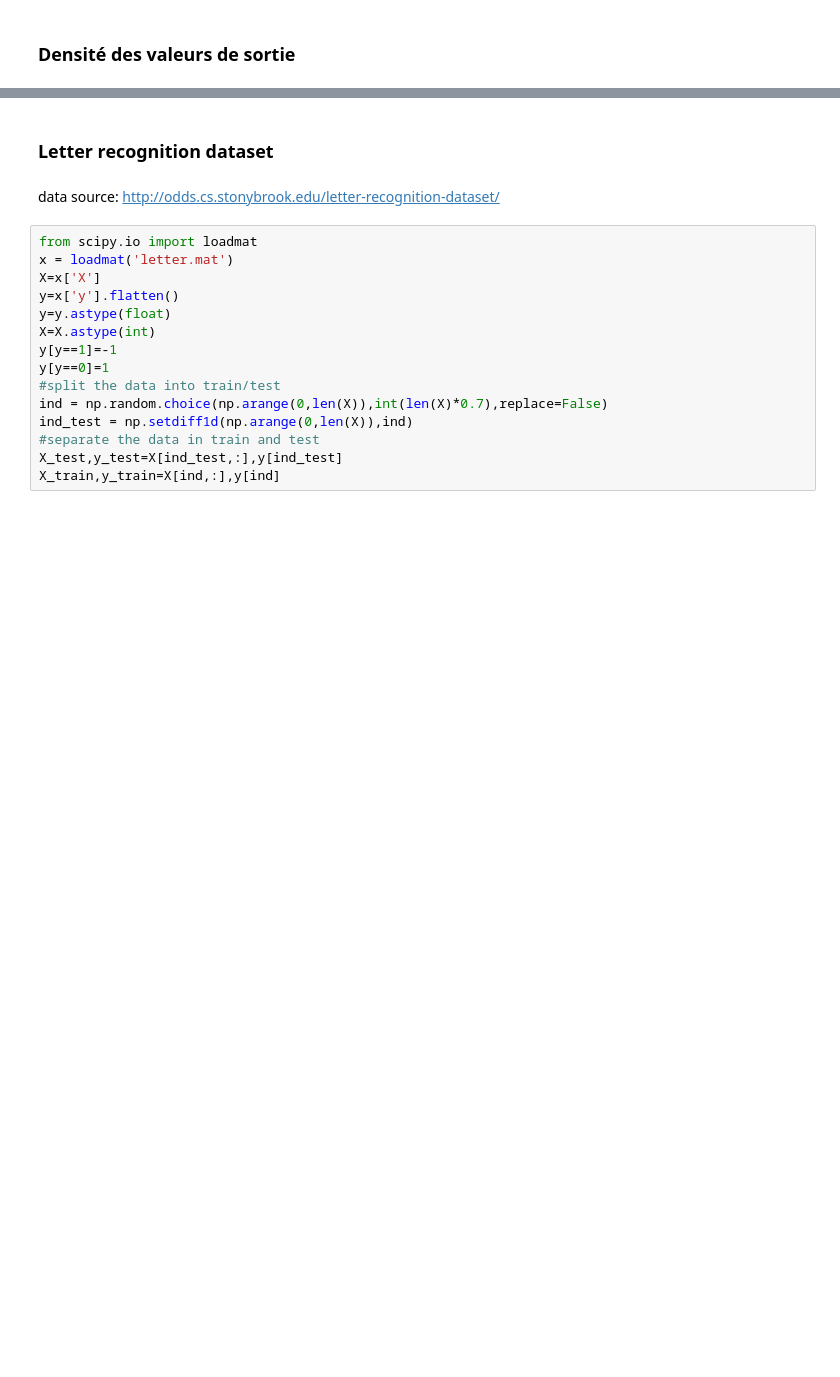
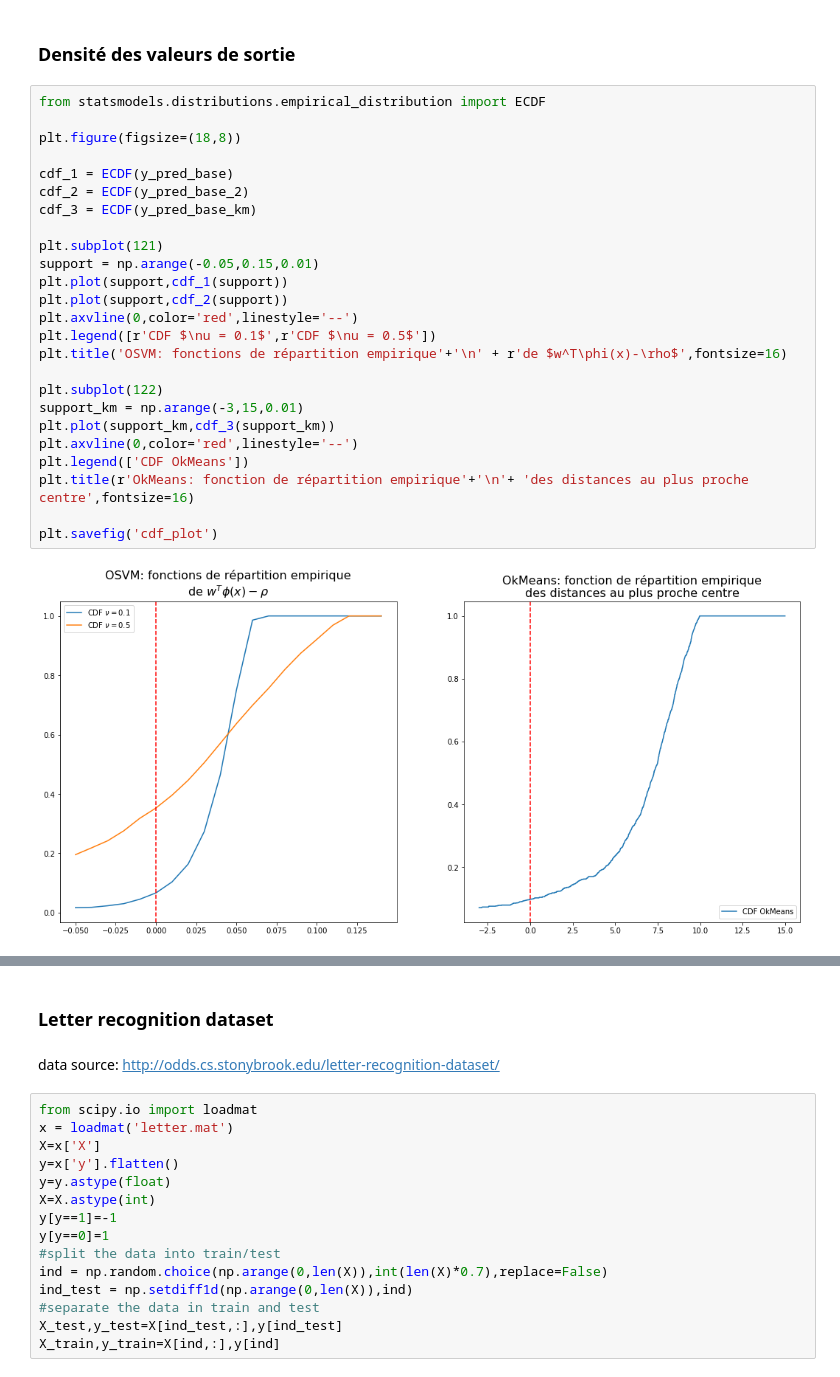
Before and after one commit to AntoineG92/Anomaly-detection-One-Class-SVM, a Jupyter notebook: OSVM_simulations_kernels.ipynb, the cells around one changed output, grey strips where cells are left out. Cells and saved outputs as stored; diff of their text form; blank space fills up the shorter version.

```diff
--- a/OSVM_simulations_kernels.ipynb
+++ b/OSVM_simulations_kernels.ipynb
@@ -565,5 +569,32 @@ true pos rate: 0.972
 # %% [markdown]
 ### Densité des valeurs de sortie
+# %%
+from statsmodels.distributions.empirical_distribution import ECDF
+
+plt.figure(figsize=(18,8))
+
+cdf_1 = ECDF(y_pred_base)
+cdf_2 = ECDF(y_pred_base_2)
+cdf_3 = ECDF(y_pred_base_km)
+
+plt.subplot(121)
+support = np.arange(-0.05,0.15,0.01)
+plt.plot(support,cdf_1(support))
+plt.plot(support,cdf_2(support))
+plt.axvline(0,color='red',linestyle='--')
+plt.legend([r'CDF $\nu = 0.1$',r'CDF $\nu = 0.5$'])
+plt.title('OSVM: fonctions de répartition empirique'+'\n' + r'de $w^T\phi(x)-\rho$',fontsize=16)
+
+plt.subplot(122)
+support_km = np.arange(-3,15,0.01)
+plt.plot(support_km,cdf_3(support_km))
+plt.axvline(0,color='red',linestyle='--')
+plt.legend(['CDF OkMeans'])
+plt.title(r'OkMeans: fonction de répartition empirique'+'\n'+ 'des distances au plus proche centre',fontsize=16)
+
+plt.savefig('cdf_plot')
+# %% [output]
+[figure, added]
 # %%
 plt.figure(figsize=(20,7))
 
```
Also changed, not shown: parts of 16 cells of this notebook, 15 other files.
